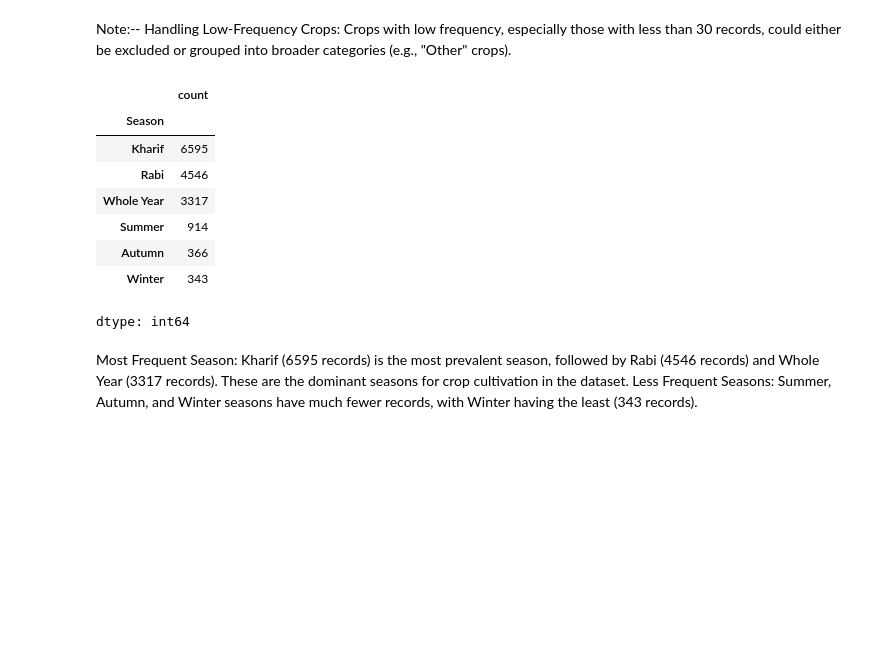
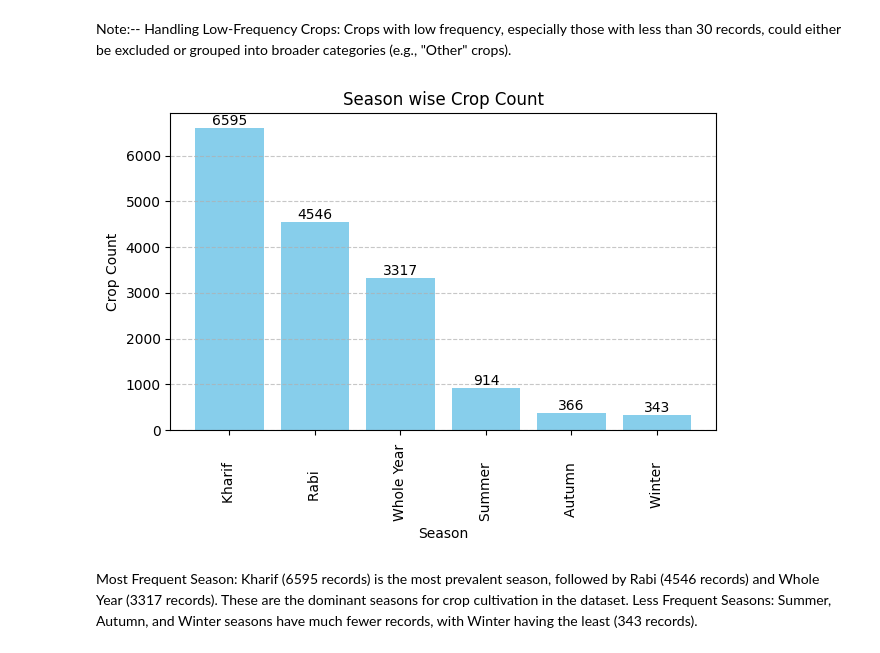
Before and after one commit to ManjuVijayakumar/ICTAK_DSA_FinalProject, a Jupyter notebook: Crop_Yield_prediction_regression_task.ipynb, the cells around one changed output. Cells and saved outputs as stored; diff of their text form; code cells hidden in the pictures; blank space fills up the shorter version.

```diff
--- a/Crop_Yield_prediction_regression_task.ipynb
+++ b/Crop_Yield_prediction_regression_task.ipynb
@@ -455,20 +441,30 @@ yield_df.Crop.value_counts(ascending= False).tail(10)
 dtype: int64
 # %% [markdown]
 Note:-- Handling Low-Frequency Crops: Crops with low frequency, especially those with less than 30 records, could either be excluded or grouped into broader categories (e.g., "Other" crops).
-# %%
-# Count details for each Season
-
-yield_df.Season.value_counts(ascending= False)
-# %% [output]
-|  | count |
-| Season |  |
-| Kharif | 6595 |
-| Rabi | 4546 |
-| Whole Year | 3317 |
-| Summer | 914 |
-| Autumn | 366 |
-| Winter | 343 |
-dtype: int64
+# %%
+# Count details for each Season
+
+season_counts= yield_df.Season.value_counts().sort_values(ascending= False)
+
+bars = plt.bar(season_counts.index, season_counts.values, color= 'skyblue')
+# Add text labels on top of each bar
+for bar in bars:
+    height = bar.get_height()
+    plt.text(
+        bar.get_x() + bar.get_width()/2,   # x position (center of bar)
+        height,                            # y position (top of bar)
+        f'{int(height)}',                  # label text (convert to int)
+        ha='center', va='bottom', fontsize=10
+    )
+plt.xlabel('Season')
+plt.ylabel('Crop Count')
+plt.title('Season wise Crop Count')
+plt.xticks(rotation= 90)
+plt.grid(axis='y', linestyle='--', alpha=0.7)
+plt.tight_layout()
+plt.show()
+# %% [output]
+[figure, added]
 # %% [markdown]
 Most Frequent Season: Kharif (6595 records) is the most prevalent season, followed by Rabi (4546 records) and Whole Year (3317 records). These are the dominant seasons for crop cultivation in the dataset.
 Less Frequent Seasons: Summer, Autumn, and Winter seasons have much fewer records, with Winter having the least (343 records).
```
Also changed, not shown: parts of 7 cells of this notebook.
